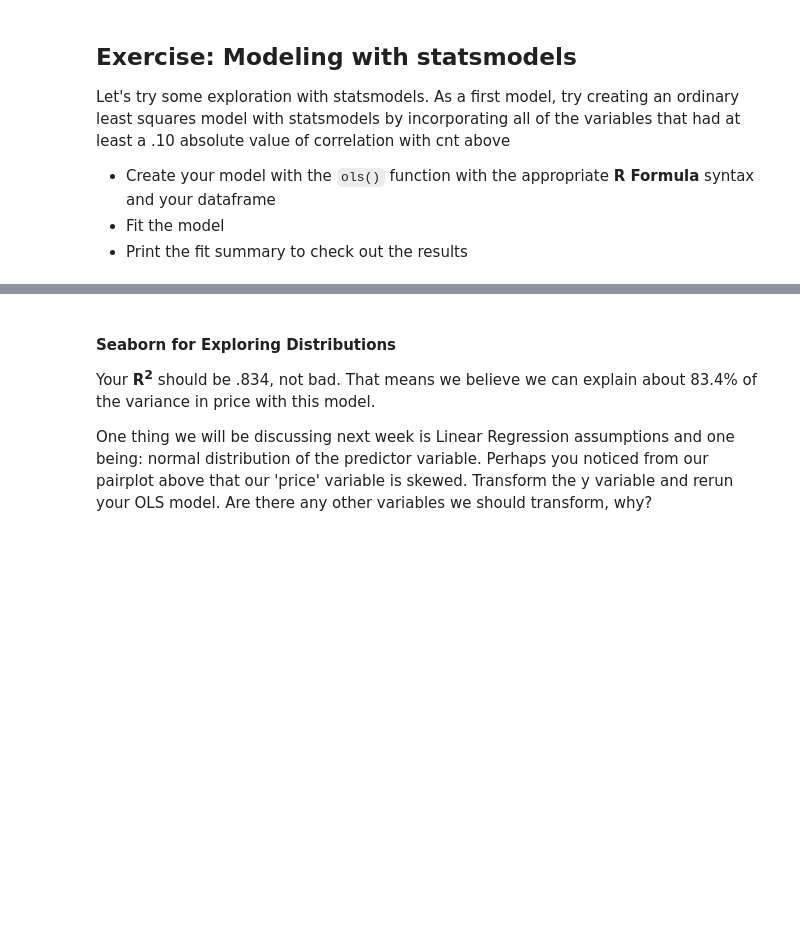
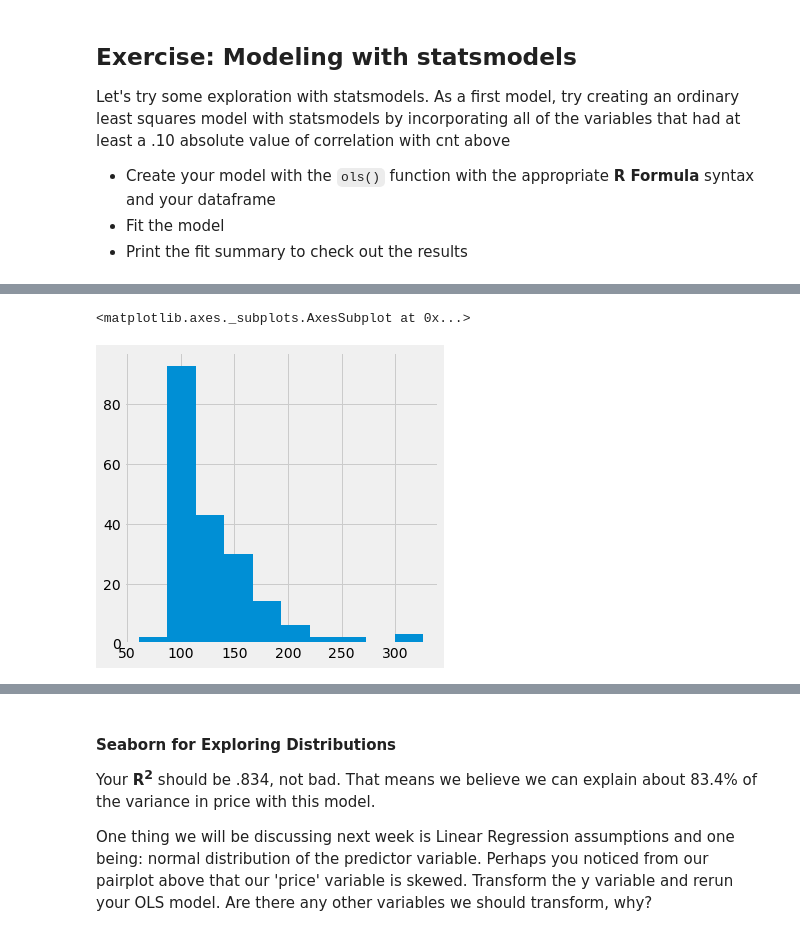
Before and after one commit to xianjinseow92/Curriculum-Wk-1-12-, a Jupyter notebook: Week 2/Day 2/linear-regression-code-intro/intro-to-regression-starter.ipynb, the cells around one changed output, grey strips where cells are left out. Saved outputs shown, nothing was run; the diff lists cells and outputs as text; code cells hidden in the pictures; blank space fills up the shorter version.

```diff
--- a/Week 2/Day 2/linear-regression-code-intro/intro-to-regression-starter.ipynb
+++ b/Week 2/Day 2/linear-regression-code-intro/intro-to-regression-starter.ipynb
@@ -972,6 +979,11 @@ cars.head()
 | 2 | 94.5 | 171.2 | 65.5 | 52.4 | 2823 | 152 | 2.68 | 3.47 | 9.0 | ... |
 | 3 | 99.8 | 176.6 | 66.2 | 54.3 | 2337 | 109 | 3.19 | 3.40 | 10.0 | ... |
 | 4 | 99.4 | 176.6 | 66.4 | 54.3 | 2824 | 136 | 3.19 | 3.40 | 8.0 | ... |
+# %%
+cars.engine_size.hist()
+# %% [output]
+<matplotlib.axes._subplots.AxesSubplot at 0x...>
+[figure, added]
 # %%
 # fit and summarize in statsmodels
 lsm = smf.ols('price ~ engine_size + curb_weight + horsepower + width + length + wheel_base + bore + height', data=cars)
```
Also changed, not shown: parts of 16 cells of this notebook, 3 other files.
